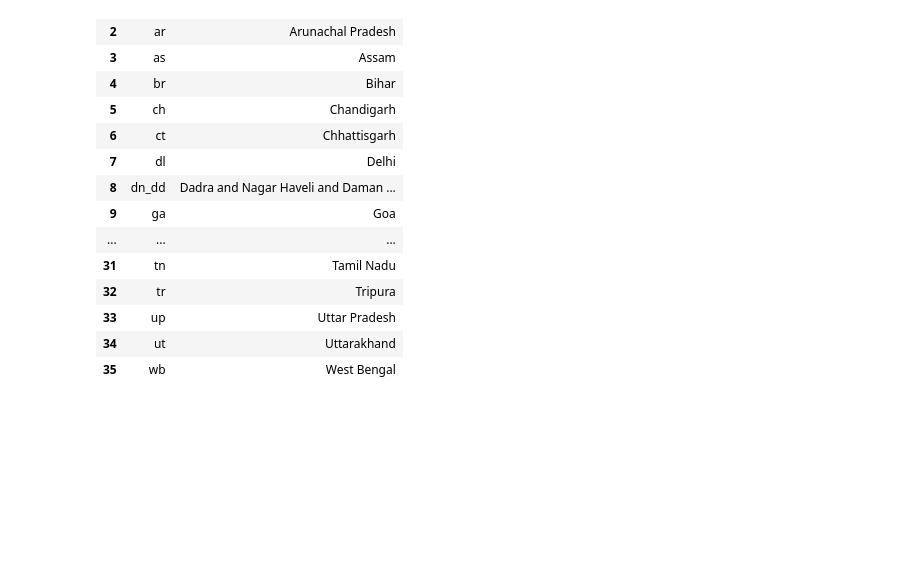
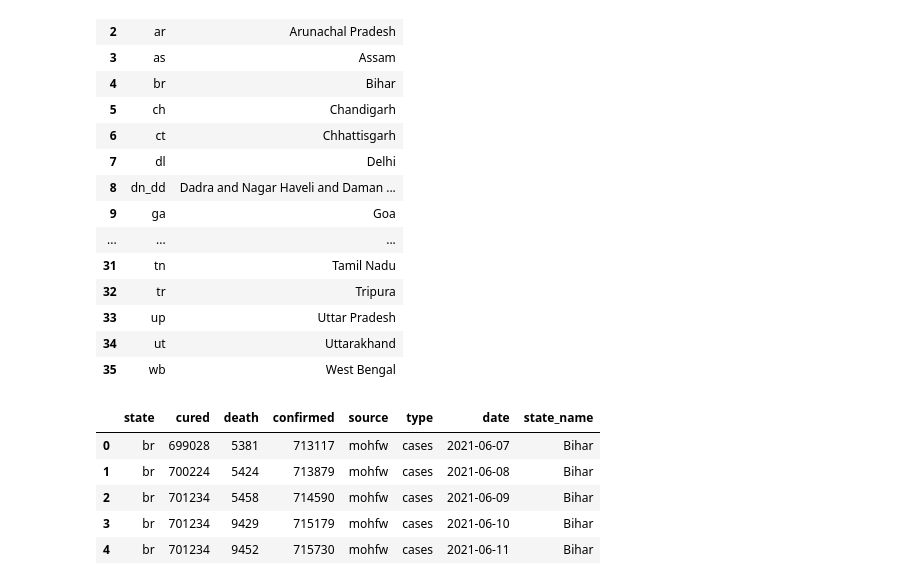
Before and after one commit to Krish8653/Covid_19_India, a Jupyter notebook: Adhoc Files/Import_Mohfw_JSON.ipynb, the cells around one changed output. Cells and saved outputs as stored; diff of their text form; code cells hidden in the pictures; blank space fills up the shorter version.

```diff
--- a/Adhoc Files/Import_Mohfw_JSON.ipynb
+++ b/Adhoc Files/Import_Mohfw_JSON.ipynb
@@ -187,6 +167,15 @@ lookup_state_t
 | 35 | wb | West Bengal |
 # %%
 final = needed_data.merge(lookup_state_t, left_on=['state'], right_on=['state'])
+# %%
+final.head()
+# %% [output]
+|  | state | cured | death | confirmed | source | type | date | state_name |
+| 0 | br | 699028 | 5381 | 713117 | mohfw | cases | 2021-06-07 | Bihar |
+| 1 | br | 700224 | 5424 | 713879 | mohfw | cases | 2021-06-08 | Bihar |
+| 2 | br | 701234 | 5458 | 714590 | mohfw | cases | 2021-06-09 | Bihar |
+| 3 | br | 701234 | 9429 | 715179 | mohfw | cases | 2021-06-10 | Bihar |
+| 4 | br | 701234 | 9452 | 715730 | mohfw | cases | 2021-06-11 | Bihar |
 # %%
 clms_to_drop = ['confirmed_india', 'confirmed_foreign', 'source', 'type', 'state']
 # %%
```
Also changed, not shown: parts of 8 cells of this notebook, 7 other files.
